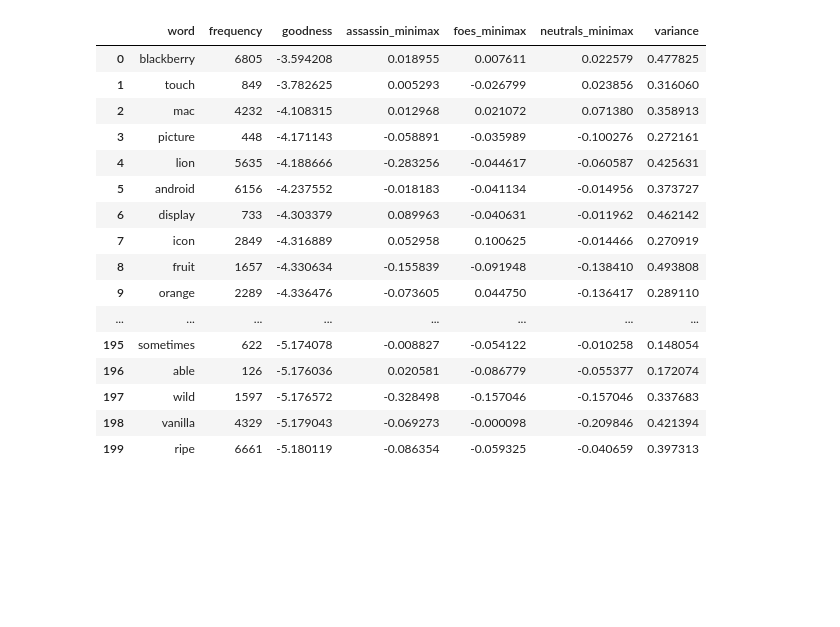
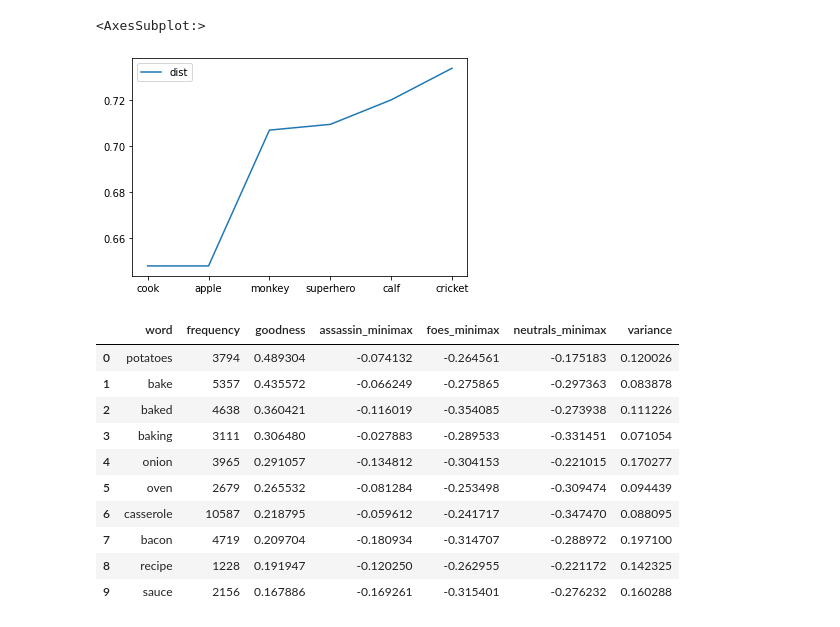
Before and after one commit to andymbryant/win-codenames-process, a Jupyter notebook: work_v2.ipynb, the cells around one changed output. Saved outputs shown, nothing was run; the diff lists cells and outputs as text; code cells hidden in the pictures; blank space fills up the shorter version.

```diff
--- a/work_v2.ipynb
+++ b/work_v2.ipynb
@@ -28,3 +25,24 @@ bad = foes + neutrals + assassin
+# %%
+
+data = np.array([glove_vectors.loc[word].to_numpy() for word in friends])
+pairwise_cos = pd.DataFrame(
+    squareform(pdist(data, metric='cosine')),
+    columns = friends,
+    index = friends
+).replace(to_replace=0, value=999)
+data_dict = dict(pairwise_cos.min())
+pd.DataFrame(data_dict.values(), index=data_dict.keys(), columns=['dist']).sort_values(['dist']).plot()
+# %% [output]
+<AxesSubplot:>
+[figure, added]
+# %%
+y = list(data_dict.values())
+x = range(1, len(data_dict.keys())+1)
+
+kn = KneeLocator(x, y, curve='convex', direction='decreasing')
+num_friends_to_consider = kn.knee
+top_friends = sorted(data_dict, key=data_dict.get, reverse=False)[:num_friends_to_consider]
+low_friends = set(friends) - set(top_friends)
 # %%
 # How much more important is distance to friends, as compared to foes?
 constant = 4
@@ -39,12 +57,13 @@ def get_scores(row, vectors):
         assassin_dist = [distance(word, a, vectors) for a in assassin]
         # Check if assassin distance is adequate, if not don't waste your time
         if abs(assassin_dist[0]) > 0.001:
-            friends_dist = [distance(word, fr, vectors) for fr in friends]
+            top_friends_dist = [distance(word, tf, vectors) for tf in top_friends]
+            all_friends_dist = [distance(word, lf, vectors) for lf in low_friends]
             foes_dist = [distance(word, f, vectors) for f in foes]
             neutrals_dist = [distance(word, n, vectors) for n in neutrals]
-            goodness = sum(foes_dist + assassin_dist) - constant * sum(friends_dist)
-            min_friends_dist = min(friends_dist)
-            max_friends_dist = max(friends_dist)
+            goodness = sum(foes_dist + assassin_dist) - constant * sum(top_friends_dist)
+            min_friends_dist = min(all_friends_dist)
+            max_friends_dist = max(all_friends_dist)
             assassin_minimax = min(assassin_dist) - max_friends_dist
             foes_minimax = min(foes_dist) - max_friends_dist
             neutrals_minimax = min(neutrals_dist) - max_friends_dist
@@ -52,9 +71,8 @@ def get_scores(row, vectors):
     return pd.Series([goodness, assassin_minimax, foes_minimax, neutrals_minimax, variance])
 # %%
 def get_candidates_df(vectors):
-    # columns = ['word', 'frequency']
     candidates = pd.DataFrame({'word': all_words, 'frequency': [i for i in range(1, len(all_words) + 1)]})
     candidates[['goodness', 'assassin_minimax', 'foes_minimax', 'neutrals_minimax', 'variance']] = candidates.apply(lambda row: get_scores(row, vectors), axis=1)
-    sort_by_columns = ['goodness', 'assassin_minimax', 'foes_minimax', 'frequency', 'neutrals_minimax', 'variance']
+    sort_by_columns = ['goodness', 'foes_minimax', 'assassin_minimax', 'frequency', 'neutrals_minimax', 'variance']
     return candidates.sort_values(sort_by_columns, ascending=[False for i in range(len(sort_by_columns))]).reset_index(drop=True)
 # %%
@@ -65,23 +82,17 @@ glove_candidates = get_candidates_df(glove_vectors)
 # %%
-glove_candidates.head(200)
+glove_candidates.head(10)
 # %% [output]
 |  | word | frequency | goodness | assassin_minimax | foes_minimax | neutrals_minimax | variance |
-| 0 | blackberry | 6805 | -3.594208 | 0.018955 | 0.007611 | 0.022579 | 0.477825 |
-| 1 | touch | 849 | -3.782625 | 0.005293 | -0.026799 | 0.023856 | 0.316060 |
-| 2 | mac | 4232 | -4.108315 | 0.012968 | 0.021072 | 0.071380 | 0.358913 |
-| 3 | picture | 448 | -4.171143 | -0.058891 | -0.035989 | -0.100276 | 0.272161 |
-| 4 | lion | 5635 | -4.188666 | -0.283256 | -0.044617 | -0.060587 | 0.425631 |
-| 5 | android | 6156 | -4.237552 | -0.018183 | -0.041134 | -0.014956 | 0.373727 |
-| 6 | display | 733 | -4.303379 | 0.089963 | -0.040631 | -0.011962 | 0.462142 |
-| 7 | icon | 2849 | -4.316889 | 0.052958 | 0.100625 | -0.014466 | 0.270919 |
-| 8 | fruit | 1657 | -4.330634 | -0.155839 | -0.091948 | -0.138410 | 0.493808 |
-| 9 | orange | 2289 | -4.336476 | -0.073605 | 0.044750 | -0.136417 | 0.289110 |
-| ... | ... | ... | ... | ... | ... | ... | ... |
-| 195 | sometimes | 622 | -5.174078 | -0.008827 | -0.054122 | -0.010258 | 0.148054 |
-| 196 | able | 126 | -5.176036 | 0.020581 | -0.086779 | -0.055377 | 0.172074 |
-| 197 | wild | 1597 | -5.176572 | -0.328498 | -0.157046 | -0.157046 | 0.337683 |
-| 198 | vanilla | 4329 | -5.179043 | -0.069273 | -0.000098 | -0.209846 | 0.421394 |
-| 199 | ripe | 6661 | -5.180119 | -0.086354 | -0.059325 | -0.040659 | 0.397313 |
+| 0 | potatoes | 3794 | 0.489304 | -0.074132 | -0.264561 | -0.175183 | 0.120026 |
+| 1 | bake | 5357 | 0.435572 | -0.066249 | -0.275865 | -0.297363 | 0.083878 |
+| 2 | baked | 4638 | 0.360421 | -0.116019 | -0.354085 | -0.273938 | 0.111226 |
+| 3 | baking | 3111 | 0.306480 | -0.027883 | -0.289533 | -0.331451 | 0.071054 |
+| 4 | onion | 3965 | 0.291057 | -0.134812 | -0.304153 | -0.221015 | 0.170277 |
+| 5 | oven | 2679 | 0.265532 | -0.081284 | -0.253498 | -0.309474 | 0.094439 |
+| 6 | casserole | 10587 | 0.218795 | -0.059612 | -0.241717 | -0.347470 | 0.088095 |
+| 7 | bacon | 4719 | 0.209704 | -0.180934 | -0.314707 | -0.288972 | 0.197100 |
+| 8 | recipe | 1228 | 0.191947 | -0.120250 | -0.262955 | -0.221172 | 0.142325 |
+| 9 | sauce | 2156 | 0.167886 | -0.169261 | -0.315401 | -0.276232 | 0.160288 |
 # %%
 google_candidates.head(20)
 # %% [output]
```
Also changed, not shown: parts of 13 cells of this notebook, 3 other files.
